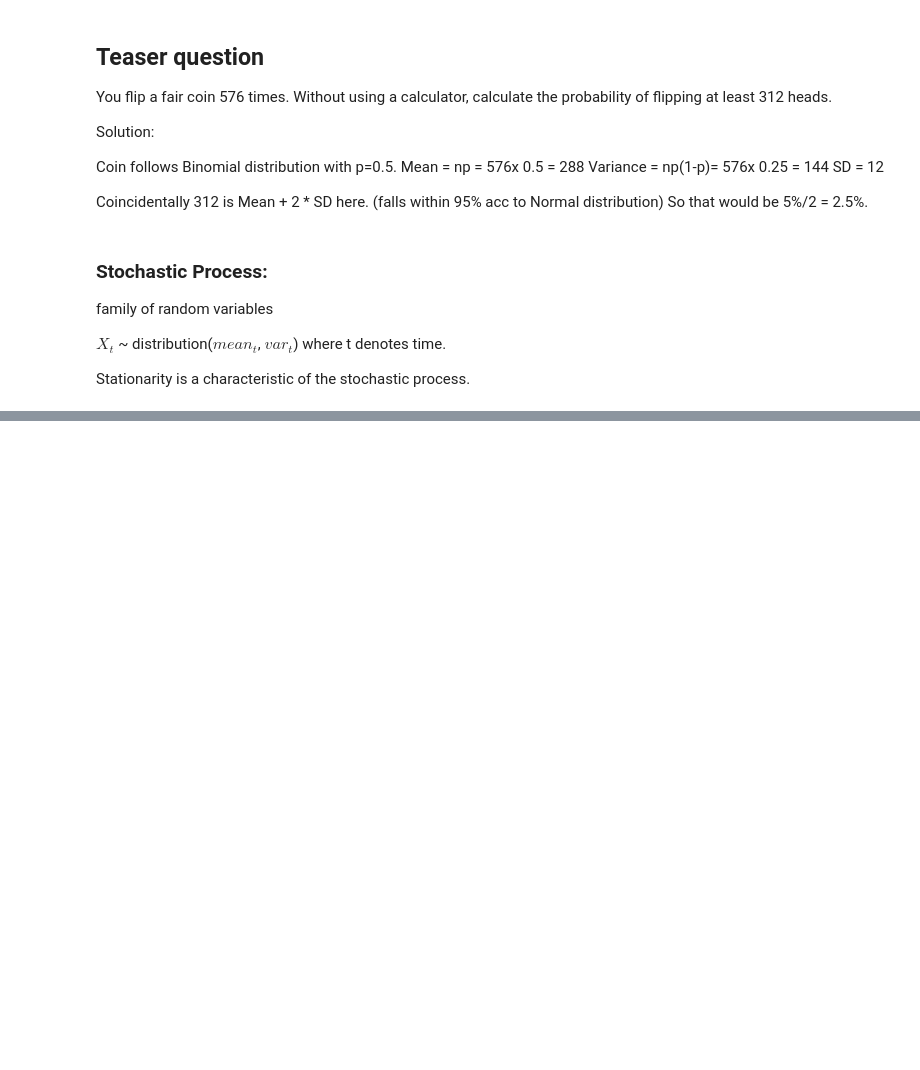
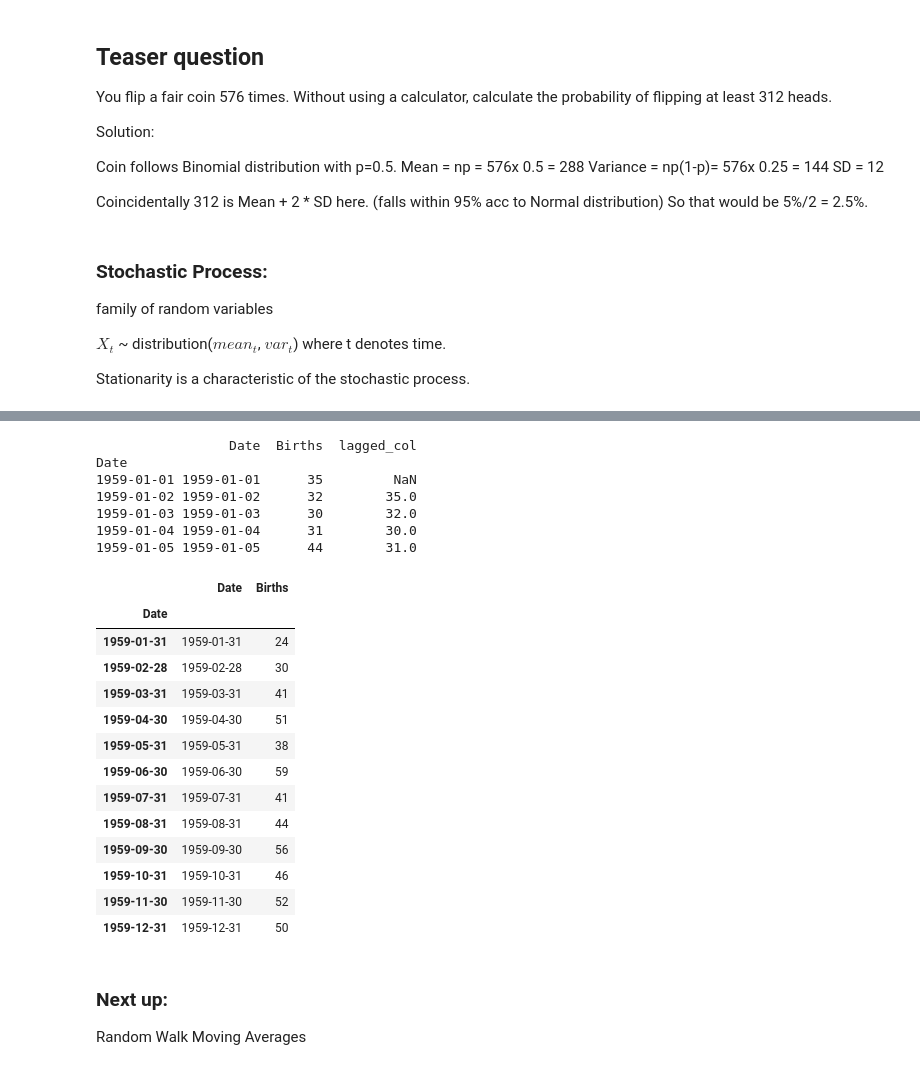
Before and after one commit to mittaldevanshi/always_learning, a Jupyter notebook: Time_Series.ipynb, the cells around one changed output, grey strips where cells are left out. Saved outputs shown, nothing was run; the diff lists cells and outputs as text; code cells hidden in the pictures; blank space fills up the shorter version.

```diff
--- a/Time_Series.ipynb
+++ b/Time_Series.ipynb
@@ -147,0 +269,33 @@ AutoCovariance:
+# %%
+female_births.index=pd.to_datetime(female_births['Date'])
+print(female_births.head())
+
+#resampling monthly, "A" for annually and so on.
+female_births[['Date', 'Births']].resample(rule="M").last()
+# %% [output]
+                 Date  Births  lagged_col
+Date
+1959-01-01 1959-01-01      35         NaN
+1959-01-02 1959-01-02      32        35.0
+1959-01-03 1959-01-03      30        32.0
+1959-01-04 1959-01-04      31        30.0
+1959-01-05 1959-01-05      44        31.0
+|  | Date | Births |
+| Date |  |  |
+| 1959-01-31 | 1959-01-31 | 24 |
+| 1959-02-28 | 1959-02-28 | 30 |
+| 1959-03-31 | 1959-03-31 | 41 |
+| 1959-04-30 | 1959-04-30 | 51 |
+| 1959-05-31 | 1959-05-31 | 38 |
+| 1959-06-30 | 1959-06-30 | 59 |
+| 1959-07-31 | 1959-07-31 | 41 |
+| 1959-08-31 | 1959-08-31 | 44 |
+| 1959-09-30 | 1959-09-30 | 56 |
+| 1959-10-31 | 1959-10-31 | 46 |
+| 1959-11-30 | 1959-11-30 | 52 |
+| 1959-12-31 | 1959-12-31 | 50 |
+# %% [markdown]
+### Next up:
+
+Random Walk
+Moving Averages
```
Also changed, not shown: parts of 18 cells of this notebook.
